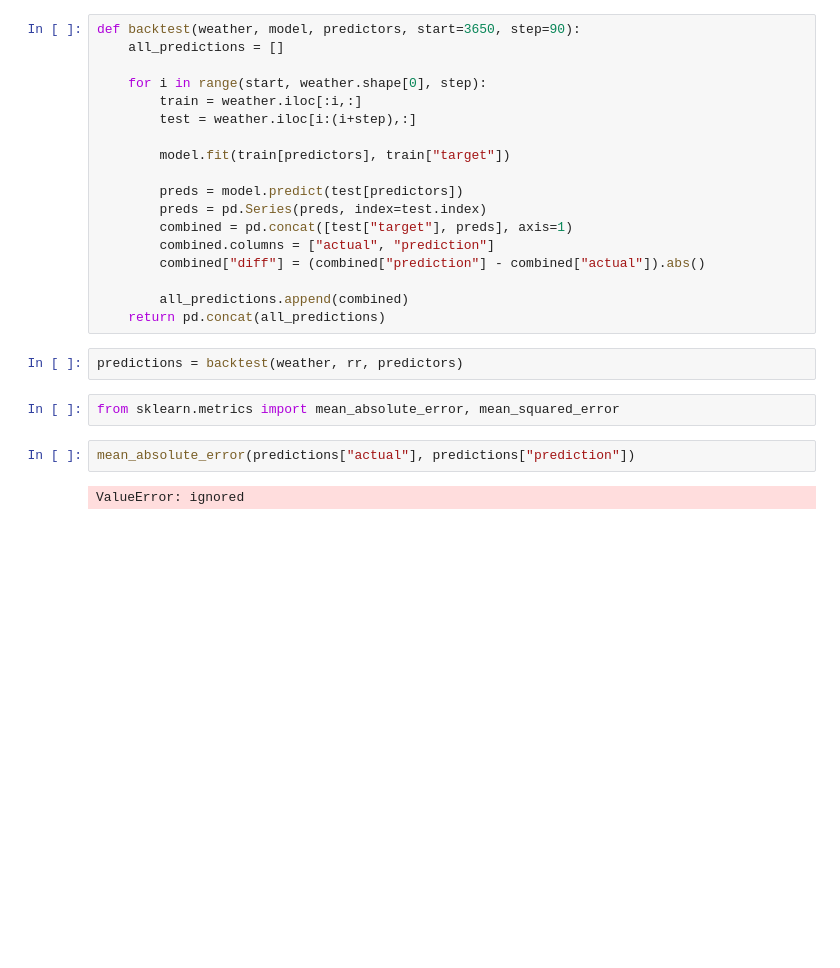
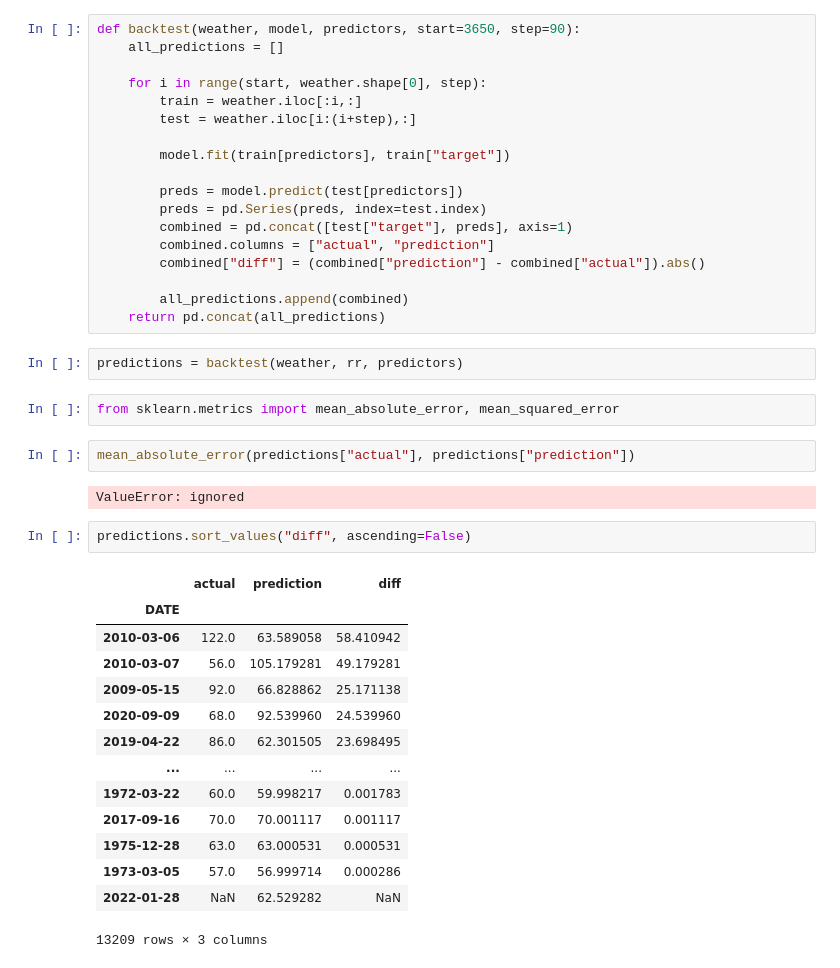
Before and after one commit to bimsi/weather-prediction, a Jupyter notebook: weather_yt.ipynb, the cells around one changed output. Cells and saved outputs as stored; diff of their text form; blank space fills up the shorter version.

```diff
--- a/weather_yt.ipynb
+++ b/weather_yt.ipynb
@@ -239,3 +239,20 @@ from sklearn.metrics import mean_absolute_error, mean_squared_error
 mean_absolute_error(predictions["actual"], predictions["prediction"])
 # %% [output]
 ValueError: ignored
+# %%
+predictions.sort_values("diff", ascending=False)
+# %% [output]
+|  | actual | prediction | diff |
+| DATE |  |  |  |
+| 2010-03-06 | 122.0 | 63.589058 | 58.410942 |
+| 2010-03-07 | 56.0 | 105.179281 | 49.179281 |
+| 2009-05-15 | 92.0 | 66.828862 | 25.171138 |
+| 2020-09-09 | 68.0 | 92.539960 | 24.539960 |
+| 2019-04-22 | 86.0 | 62.301505 | 23.698495 |
+| ... | ... | ... | ... |
+| 1972-03-22 | 60.0 | 59.998217 | 0.001783 |
+| 2017-09-16 | 70.0 | 70.001117 | 0.001117 |
+| 1975-12-28 | 63.0 | 63.000531 | 0.000531 |
+| 1973-03-05 | 57.0 | 56.999714 | 0.000286 |
+| 2022-01-28 | NaN | 62.529282 | NaN |
+13209 rows × 3 columns
```
Also changed, not shown: parts of 11 cells of this notebook.
